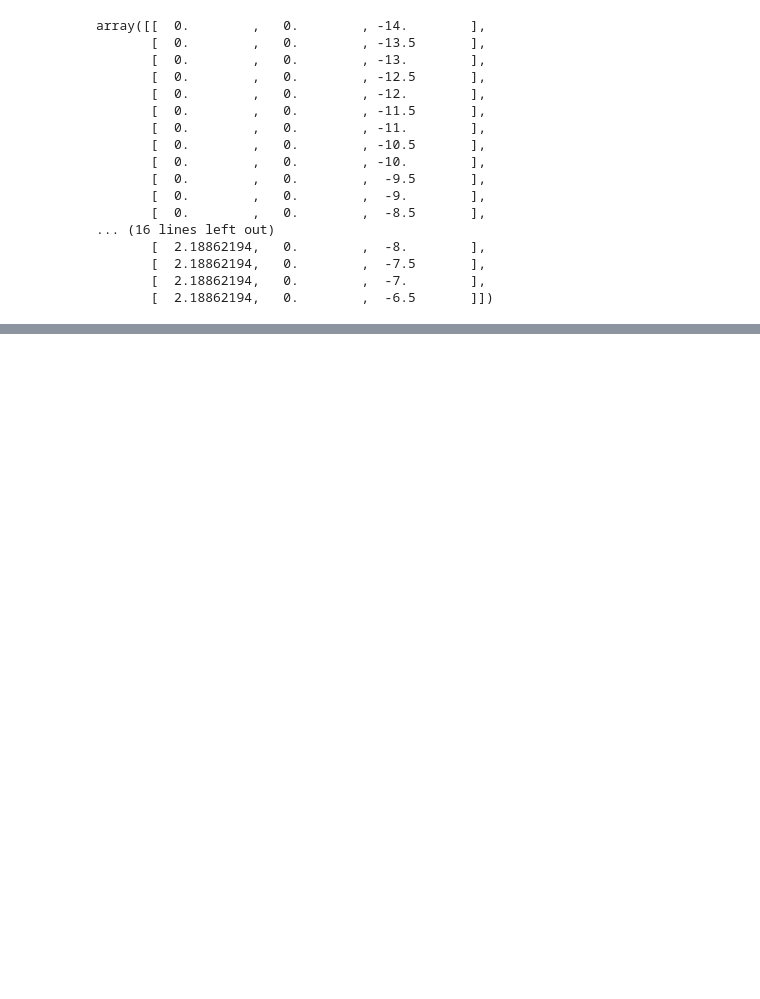
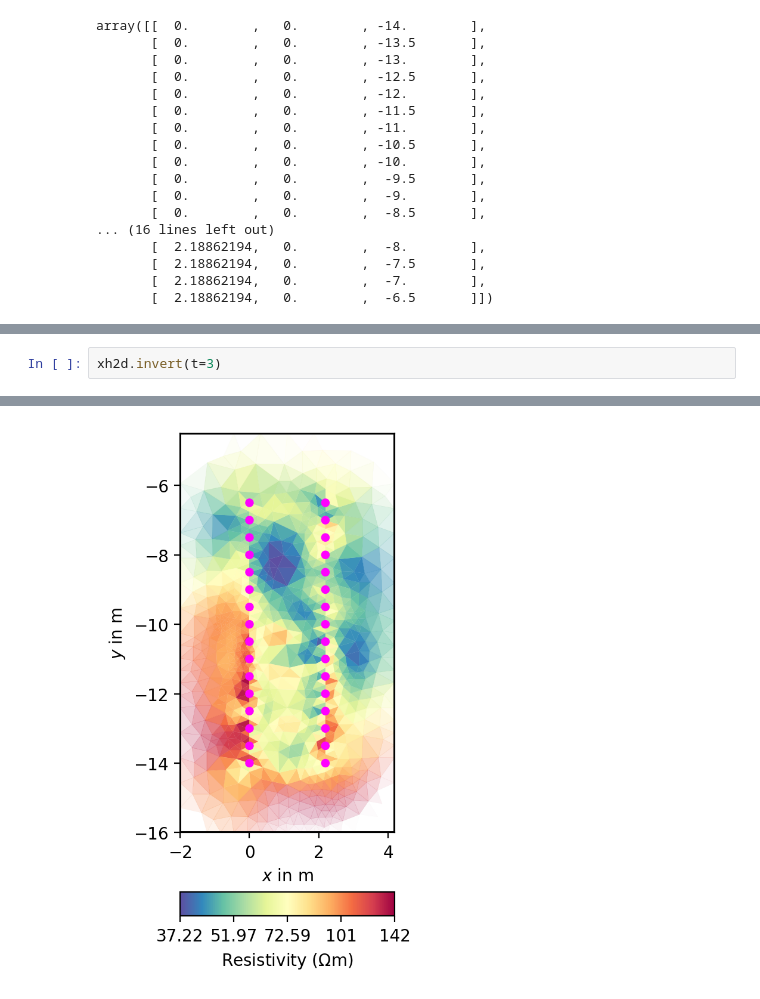
Before and after one commit to gimli-org/gelmon25, a Jupyter notebook: heat/process.ipynb, the cells around one changed output, grey strips where cells are left out. Cells and saved outputs as stored; diff of their text form; blank space fills up the shorter version.

```diff
--- a/heat/process.ipynb
+++ b/heat/process.ipynb
@@ -126,0 +127,3 @@ xh2d.invert(t=0)
+# %%
+xh2d.invert(t=3)
+# %% [output]
@@ -126,0 +131 @@ xh2d.invert(t=0)
+[figure, added]
```
Also changed, not shown: parts of 10 cells of this notebook, 3 other files.
